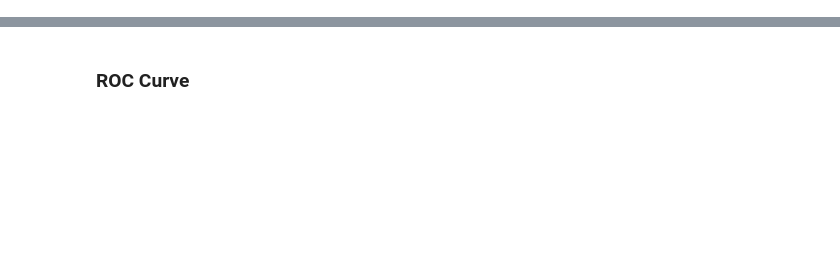
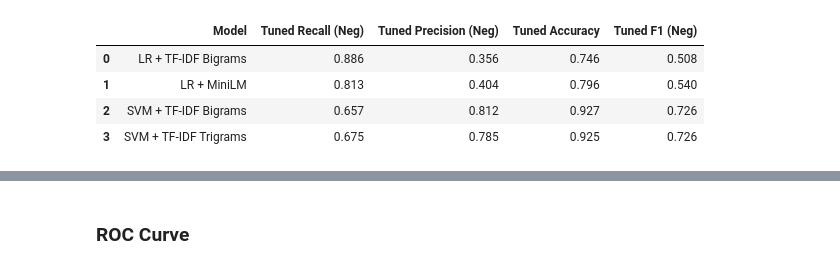
Before and after one commit to Yiannis7918/Hotel-Reviews-Sentiment-Analysis-NLP-Project, a Jupyter notebook: notebooks/Preprocessing.ipynb, the cells around one changed output, grey strips where cells are left out. Cells and saved outputs as stored; diff of their text form; code cells hidden in the pictures; blank space fills up the shorter version.

Commit message:
add model fitting, comparison and best 2 models save

```diff
--- a/notebooks/Preprocessing.ipynb
+++ b/notebooks/Preprocessing.ipynb
@@ -210,0 +40,2 @@ plt.show()
+# %%
+df['review'] = df['review_title'] + ' ' + df['review_text']
@@ -210,0 +55,4 @@ plt.show()
+# %%
+df['clean_text'] = df['review'].apply(preprocess)
+# %%
+df_logistic = df[['label', 'clean_text']].copy()
@@ -210,0 +501,7 @@ plt.show()
+# %%
+X = df_logistic['clean_text']
+y = df_logistic['label']
+
+X_train, X_test, y_train, y_test = train_test_split(
+    X, y, test_size=0.2, random_state=42, stratify=y
+)
@@ -210,0 +625,81 @@ plt.show()
+# %%
+def get_metrics(y_true, y_pred):
+    report = classification_report(y_true, y_pred, output_dict=True)
+    return {
+        'Accuracy':        accuracy_score(y_true, y_pred),
+        'Precision (Neg)': report['0']['precision'],
+        'Recall (Neg)':    report['0']['recall'],
+        'F1 (Neg)':        report['0']['f1-score'],
+    }
+
+# 1. LR + TF-IDF Bigrams
+p = study_lr_tfidf.best_params
+vec = TfidfVectorizer(ngram_range=(1,2), max_features=p['max_features'], min_df=p['min_df'])
+X_train_vec = vec.fit_transform(X_train)
+X_test_vec  = vec.transform(X_test)
+m = LogisticRegression(C=p['C'], class_weight='balanced', max_iter=1000)
+m.fit(X_train_vec, y_train)
+tuned_lr_tfidf = get_metrics(y_test, m.predict(X_test_vec))
+
+# 2. LR + MiniLM
+p = study_lr_minilm.best_params
+m = LogisticRegression(C=p['C'], solver=p['solver'], class_weight='balanced', max_iter=1000)
+m.fit(X_train_bert, y_train)
+tuned_lr_minilm = get_metrics(y_test, m.predict(X_test_bert))
+
+# 3. SVM + TF-IDF Bigrams
+p = study_svm_bigrams.best_params
+vec = TfidfVectorizer(ngram_range=(1,2), max_features=p['max_features'], min_df=p['min_df'])
+X_train_vec = vec.fit_transform(X_train)
+X_test_vec  = vec.transform(X_test)
+m = CalibratedClassifierCV(LinearSVC(C=p['C'], class_weight='balanced', max_iter=1000))
+m.fit(X_train_vec, y_train)
+tuned_svm_bigrams = get_metrics(y_test, m.predict(X_test_vec))
+
+# 4. SVM + TF-IDF Trigrams
+p = study_svm_trigrams.best_params
+vec = TfidfVectorizer(ngram_range=(1,3), max_features=p['max_features'], min_df=p['min_df'])
+X_train_vec = vec.fit_transform(X_train)
+X_test_vec  = vec.transform(X_test)
+m = CalibratedClassifierCV(LinearSVC(C=p['C'], class_weight='balanced', max_iter=1000))
+m.fit(X_train_vec, y_train)
+tuned_svm_trigrams = get_metrics(y_test, m.predict(X_test_vec))
+
+results_comparison = pd.DataFrame([
+    {
+        'Model':           'LR + TF-IDF Bigrams',
+        'Tuned Recall (Neg)':    study_lr_tfidf.best_value,
+        'Tuned Precision (Neg)': tuned_lr_tfidf['Precision (Neg)'],
+        'Tuned Accuracy':        tuned_lr_tfidf['Accuracy'],
+        'Tuned F1 (Neg)':        tuned_lr_tfidf['F1 (Neg)'],
+    },
+    {
+        'Model':           'LR + MiniLM',
+        'Tuned Recall (Neg)':    study_lr_minilm.best_value,
+        'Tuned Precision (Neg)': tuned_lr_minilm['Precision (Neg)'],
+        'Tuned Accuracy':        tuned_lr_minilm['Accuracy'],
+        'Tuned F1 (Neg)':        tuned_lr_minilm['F1 (Neg)'],
+    },
+    {
+        'Model':           'SVM + TF-IDF Bigrams',
+        'Tuned Recall (Neg)':    study_svm_bigrams.best_value,
+        'Tuned Precision (Neg)': tuned_svm_bigrams['Precision (Neg)'],
+        'Tuned Accuracy':        tuned_svm_bigrams['Accuracy'],
+        'Tuned F1 (Neg)':        tuned_svm_bigrams['F1 (Neg)'],
+    },
+    {
+        'Model':           'SVM + TF-IDF Trigrams',
+        'Tuned Recall (Neg)':    study_svm_trigrams.best_value,
+        'Tuned Precision (Neg)': tuned_svm_trigrams['Precision (Neg)'],
+        'Tuned Accuracy':        tuned_svm_trigrams['Accuracy'],
+        'Tuned F1 (Neg)':        tuned_svm_trigrams['F1 (Neg)'],
+    },
+]).round(3)
+
+results_comparison
+# %% [output]
+|  | Model | Tuned Recall (Neg) | Tuned Precision (Neg) | Tuned Accuracy | Tuned F1 (Neg) |
+| 0 | LR + TF-IDF Bigrams | 0.886 | 0.356 | 0.746 | 0.508 |
+| 1 | LR + MiniLM | 0.813 | 0.404 | 0.796 | 0.540 |
+| 2 | SVM + TF-IDF Bigrams | 0.657 | 0.812 | 0.927 | 0.726 |
+| 3 | SVM + TF-IDF Trigrams | 0.675 | 0.785 | 0.925 | 0.726 |
```
Also changed, not shown: parts of 45 cells of this notebook, 7 other files.
